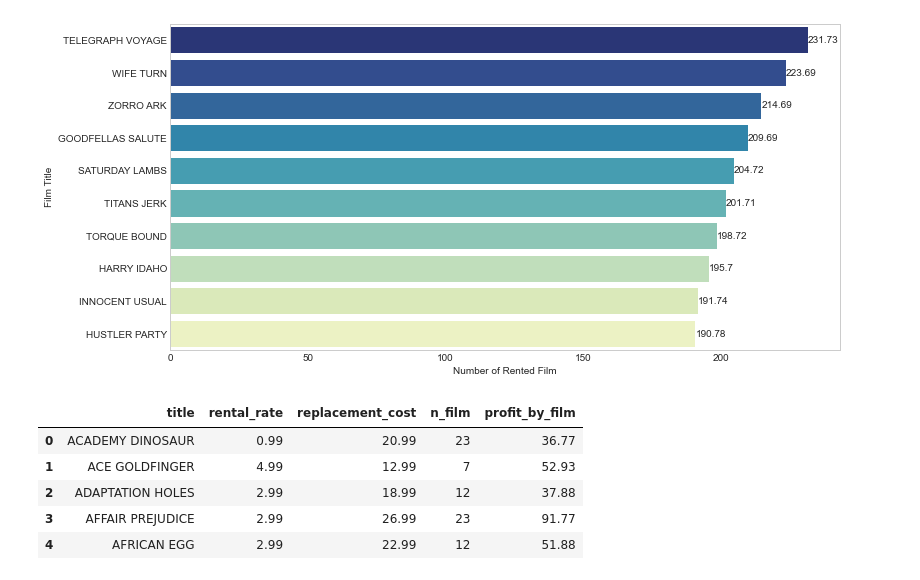
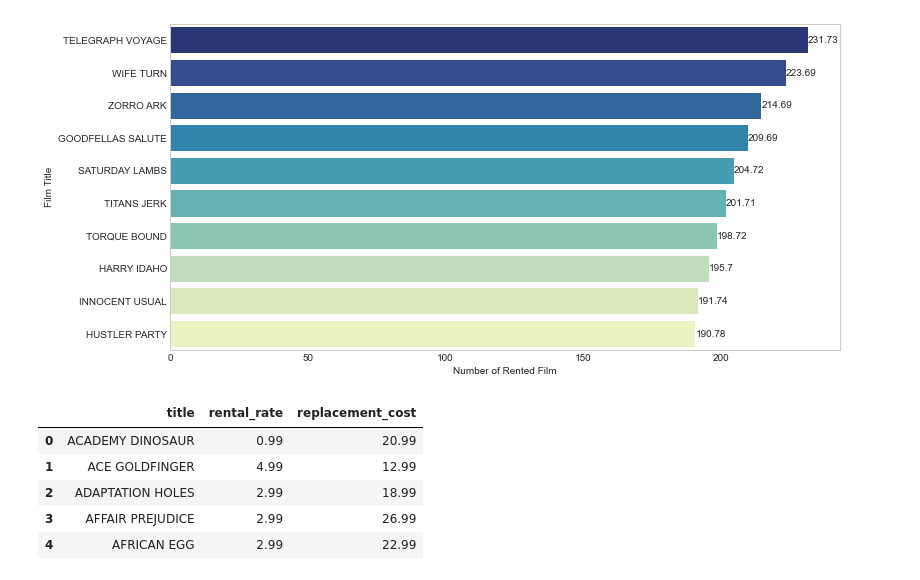
Before and after one commit to aifakhri/simple-sql-for-data-analysis, a Jupyter notebook: film_count_profit.ipynb, the cells around one changed output. Saved outputs shown, nothing was run; the diff lists cells and outputs as text; code cells hidden in the pictures.

```diff
--- a/film_count_profit.ipynb
+++ b/film_count_profit.ipynb
@@ -125,15 +109,19 @@ plt.show()
 # %% [output]
 [figure]
 # %%
-film_table_quert = """
-    SELECT * FROM film
+film_table_query = """
+    SELECT
+        title,
+        rental_rate,
+        replacement_cost
+    FROM film
 """
 
-pd.read_sql_query(rented_film_and_profit, connection).head()
+pd.read_sql_query(film_table_query, connection).head()
 # %% [output]
-|  | title | rental_rate | replacement_cost | n_film | profit_by_film |
-| 0 | ACADEMY DINOSAUR | 0.99 | 20.99 | 23 | 36.77 |
-| 1 | ACE GOLDFINGER | 4.99 | 12.99 | 7 | 52.93 |
-| 2 | ADAPTATION HOLES | 2.99 | 18.99 | 12 | 37.88 |
-| 3 | AFFAIR PREJUDICE | 2.99 | 26.99 | 23 | 91.77 |
-| 4 | AFRICAN EGG | 2.99 | 22.99 | 12 | 51.88 |
+|  | title | rental_rate | replacement_cost |
+| 0 | ACADEMY DINOSAUR | 0.99 | 20.99 |
+| 1 | ACE GOLDFINGER | 4.99 | 12.99 |
+| 2 | ADAPTATION HOLES | 2.99 | 18.99 |
+| 3 | AFFAIR PREJUDICE | 2.99 | 26.99 |
+| 4 | AFRICAN EGG | 2.99 | 22.99 |
```
Also changed, not shown: parts of 11 cells of this notebook.
